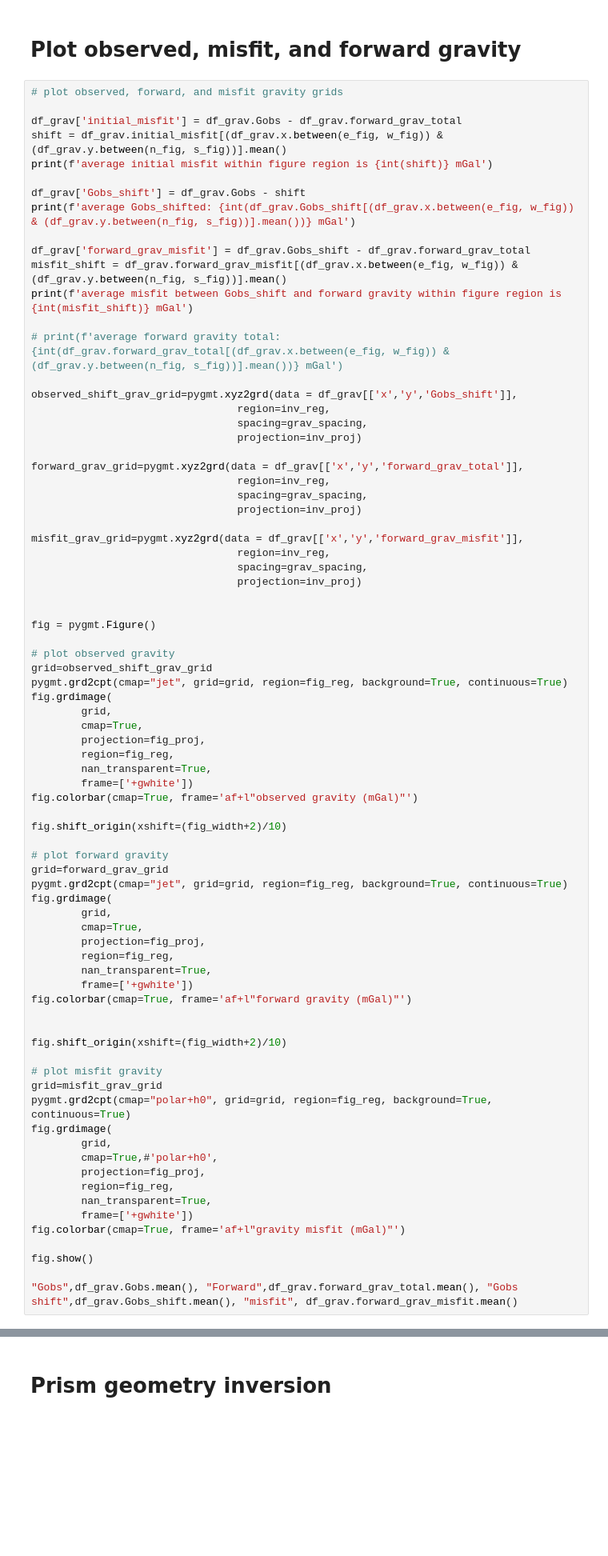
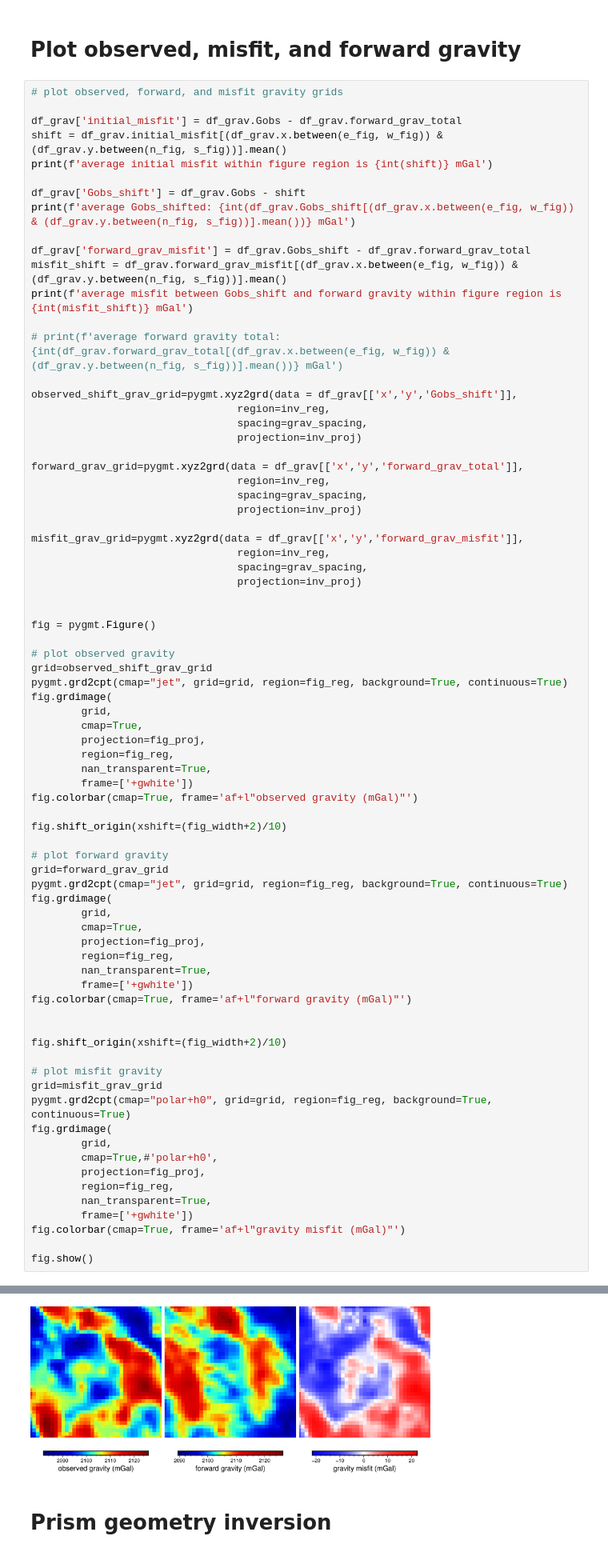
Before and after one commit to mdtanker/RIS_gravity_inversion, a Jupyter notebook: Fatiando/forward_layers_bedmachine_progressbar.ipynb, the cells around one changed output, grey strips where cells are left out. Shown at 80% size. Drawn from its saved outputs; the diff is of its cells as text; blank space fills up the shorter version.

```diff
--- a/Fatiando/forward_layers_bedmachine_progressbar.ipynb
+++ b/Fatiando/forward_layers_bedmachine_progressbar.ipynb
@@ -325,5 +364,4 @@ fig.grdimage(
 fig.colorbar(cmap=True, frame='af+l"gravity misfit (mGal)"')
 
 fig.show()
-
-"Gobs",df_grav.Gobs.mean(), "Forward",df_grav.forward_grav_total.mean(), "Gobs shift",df_grav.Gobs_shift.mean(), "misfit", df_grav.forward_grav_misfit.mean()
+# %% [output]
@@ -330,3 +371,4 @@ fig.show()
+[figure, added]
 # %% [markdown]
 # Prism geometry inversion
 # %%
```
Also changed, not shown: parts of 8 cells of this notebook, 6 other files.
